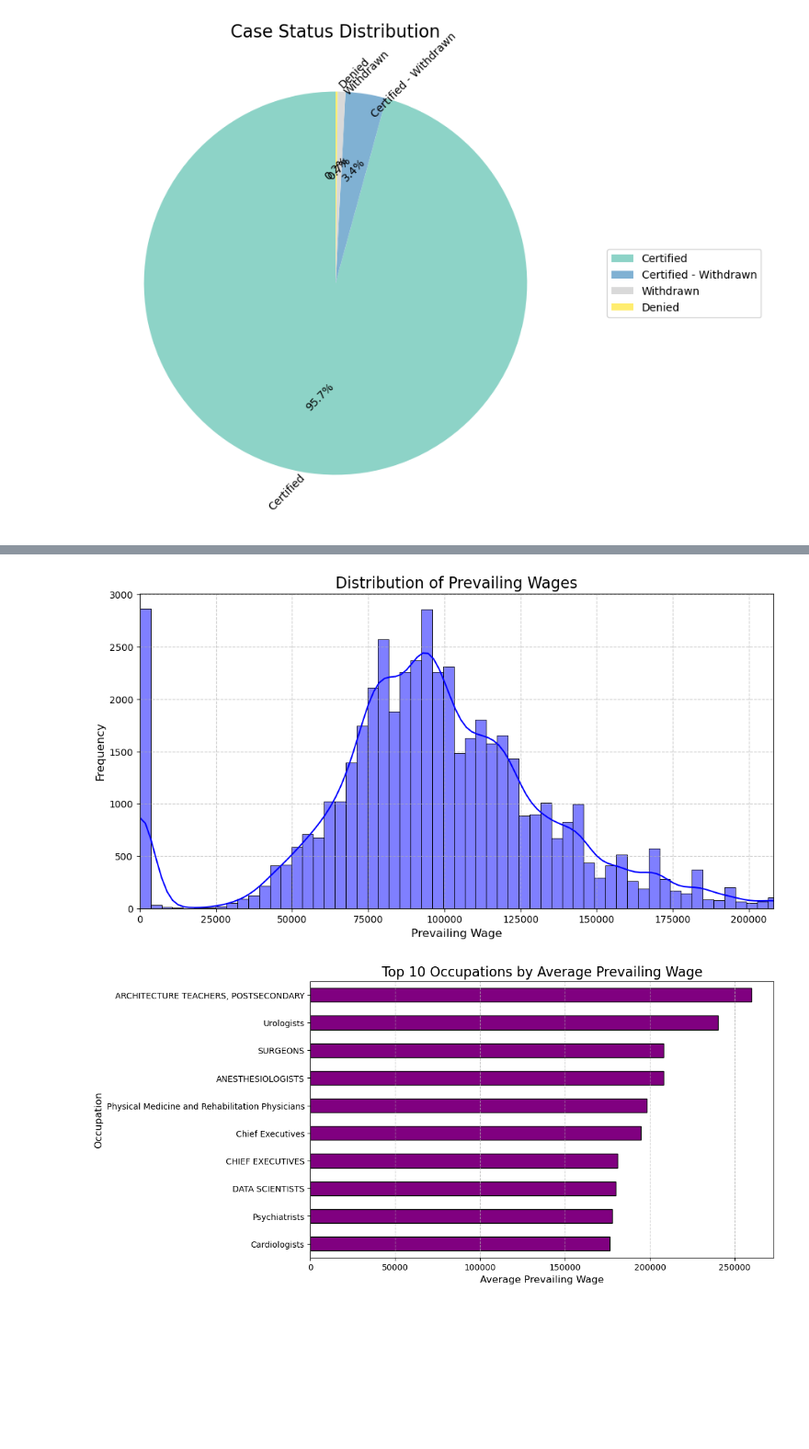
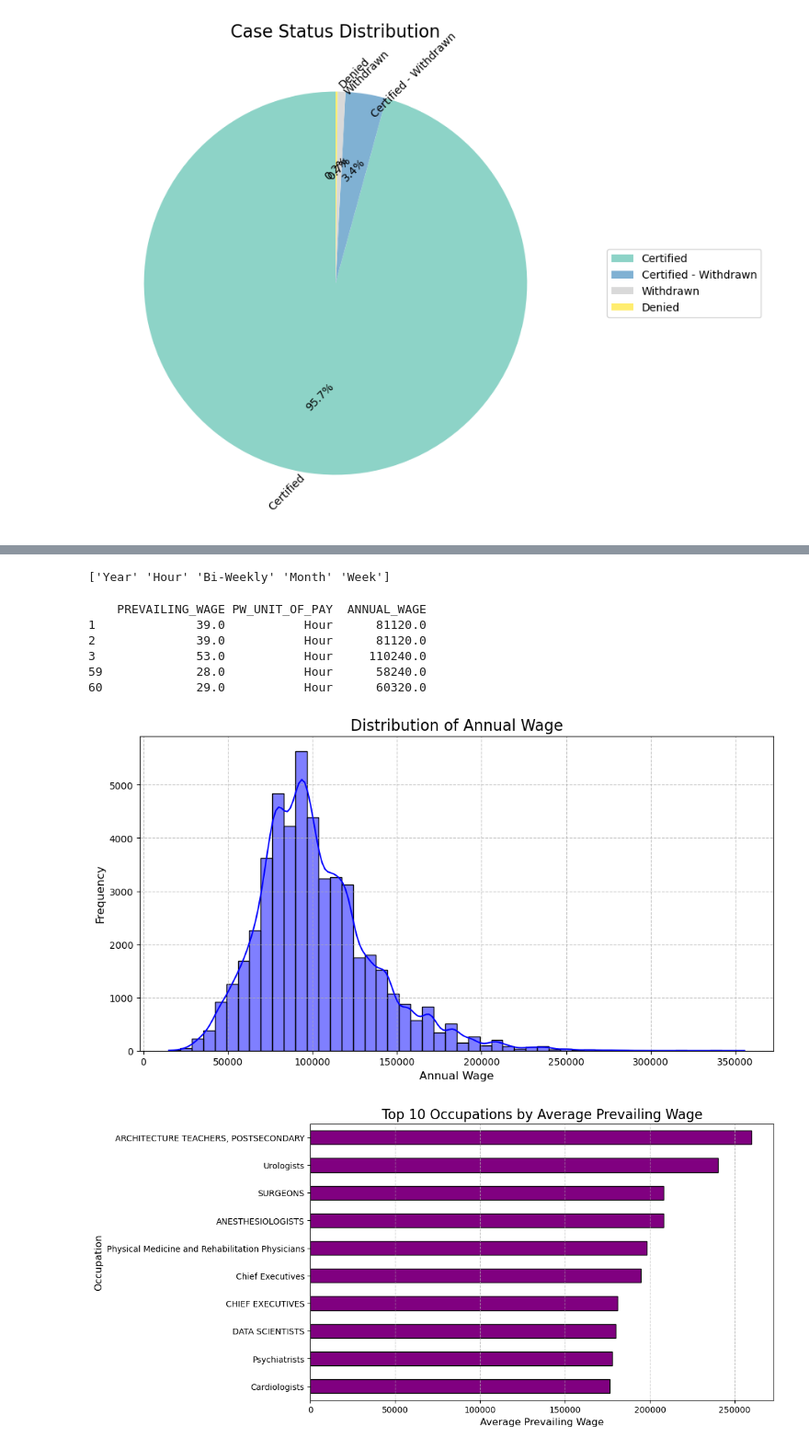
Before and after one commit to chm011/Capstone, a Jupyter notebook: 01_Data_Exploration.ipynb, the cells around one changed output, grey strips where cells are left out. Shown at 92% size. Saved outputs shown, nothing was run; the diff lists cells and outputs as text; code cells hidden in the pictures; blank space fills up the shorter version.

```diff
--- a/01_Data_Exploration.ipynb
+++ b/01_Data_Exploration.ipynb
@@ -141,24 +142,47 @@ plt.show()
-# %%
-"""
-Salary Analysis
-Clean and convert salaries to numeric, handling outliers
-*need to standardize wage calculation
-"""
-df['PREVAILING_WAGE'] = pd.to_numeric(df['PREVAILING_WAGE'], errors='coerce')
-df = df[df['PREVAILING_WAGE'] > 0]  # Filter out non-positive values
-
-
- # Plot salary distribution
-plt.figure(figsize=(12, 6))
-sns.histplot(df['PREVAILING_WAGE'], bins=100, kde=True, color='blue')
-plt.title('Distribution of Prevailing Wages', fontsize=16)
-plt.xlabel('Prevailing Wage', fontsize=12)
-plt.ylabel('Frequency', fontsize=12)
-plt.xlim(0, df['PREVAILING_WAGE'].quantile(0.99))  # Limit to 99th percentile to remove outliers
-plt.grid(True, linestyle='--', alpha=0.7)
-plt.show()
-# %% [output]
-[figure, removed]
+# %%
+unique_units = df['PW_UNIT_OF_PAY'].unique()
+print(unique_units)
+# %% [output]
+['Year' 'Hour' 'Bi-Weekly' 'Month' 'Week']
+# %%
+"""
+Salary Analysis
+"""
+df['PREVAILING_WAGE'] = pd.to_numeric(df['PREVAILING_WAGE'], errors='coerce')
+df = df[df['PREVAILING_WAGE'] > 0]  # Filter out non-positive values
+
+conversion_factors = {
+    'Year': 1,            # No Normalization
+    'Month': 12,          # 12 months in a year
+    'Bi-Weekly': 26,      # 26 bi-weekly periods in a year
+    'Week': 52,           # 52 weeks in a year
+    'Hour': 2080          # 52 weeks in a year x 40 hrs a week
+}
+
+df['ANNUAL_WAGE'] = df.apply(
+    lambda row: row['PREVAILING_WAGE'] * conversion_factors.get(row['PW_UNIT_OF_PAY'], 1),
+    axis=1
+)
+# %%
+print(df[df['PW_UNIT_OF_PAY'] == 'Hour'][['PREVAILING_WAGE', 'PW_UNIT_OF_PAY', 'ANNUAL_WAGE']].head())
+# %% [output]
+    PREVAILING_WAGE PW_UNIT_OF_PAY  ANNUAL_WAGE
+1              39.0           Hour      81120.0
+2              39.0           Hour      81120.0
+3              53.0           Hour     110240.0
+59             28.0           Hour      58240.0
+60             29.0           Hour      60320.0
+# %%
+# Plot the distribution of Annual Wage
+plt.figure(figsize=(12, 6))
+sns.histplot(df['ANNUAL_WAGE'], bins=50, kde=True, color='blue')
+plt.title('Distribution of Annual Wage', fontsize=16)
+plt.xlabel('Annual Wage', fontsize=12)
+plt.ylabel('Frequency', fontsize=12)
+plt.grid(True, linestyle='--', alpha=0.7)
+plt.show()
+# %% [output]
+[figure, added]
 # %%
 # Analyze average salaries by occupation
 avg_salaries = df.groupby('SOC_TITLE')['PREVAILING_WAGE'].mean().sort_values(ascending=False).head(10)
```
Also changed, not shown: parts of 9 cells of this notebook.
